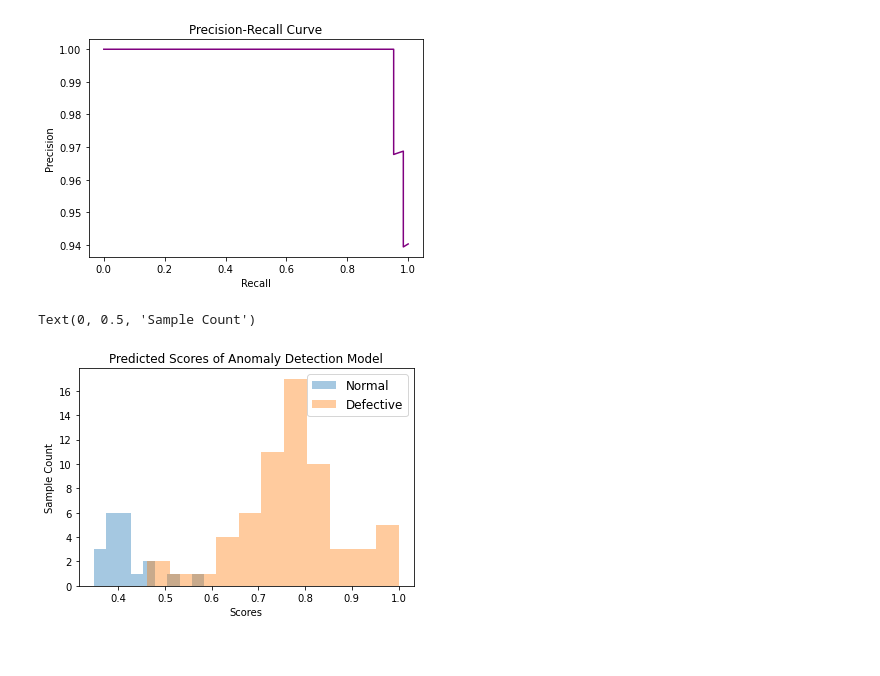
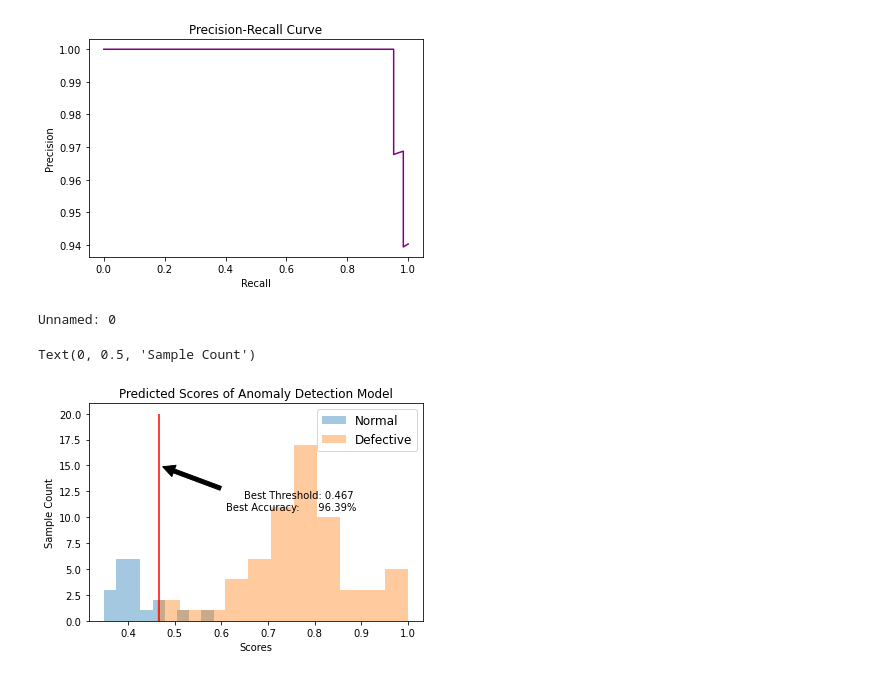
Before and after one commit to Worse2Worst/Confidence-Threshold-Plot, a Jupyter notebook: PR_curve.ipynb, the cells around one changed output. Saved outputs shown, nothing was run; the diff lists cells and outputs as text; code cells hidden in the pictures.

```diff
--- a/PR_curve.ipynb
+++ b/PR_curve.ipynb
@@ -31,18 +32,44 @@ ax.set_xlabel('Recall')
 plt.show()
 # %% [output]
 [figure]
+# %%
+def get_threshold(df, start=0, end=1000, step=1):
+    best_accuracy = -1
+    best_threshold = 0
+    y_true = df['Label']
+    for num in range(start, end, step):
+        threshold = num / 1000
+        y_pred = np.where(df.Scores >= threshold, 1, 0)
+        accuracy = accuracy_score(y_true, y_pred)
+        if accuracy > best_accuracy:
+            best_accuracy = accuracy
+            best_threshold = threshold
+    return best_threshold, best_accuracy
+# %%
+best_threshold, best_accuracy = get_threshold(df, start=0, end=1000, step=1)
 # %%
 normal = df[df.Label == 0]
 defective = df[df.Label == 1]
 
 sns.distplot(normal['Scores'],  kde=False, label='Normal')
 sns.distplot(defective['Scores'],  kde=False,label='Defective')
+print(max(max(normal), max(defective)))
+# Draw the threshold line
+ymax = 20
+plt.vlines(x=best_threshold, ymin=0, ymax=ymax, colors='r')
+plt.annotate(f'Best Threshold: {best_threshold} \n' +  'Best Accuracy: {:10.2f}%'.format(best_accuracy * 100),
+            xy=(best_threshold, ymax - 5),  xycoords='data',
+            xytext=(0.8, 0.6), textcoords='axes fraction',
+            arrowprops=dict(facecolor='black', shrink=0.05),
+            horizontalalignment='right', verticalalignment='top',
+            )
 
 # Plot formatting
 plt.legend(prop={'size': 12})
 plt.title('Predicted Scores of Anomaly Detection Model')
 plt.xlabel('Scores')
 plt.ylabel('Sample Count')
 # %% [output]
-Text(0, 0.5, 'Sample Count')
+Unnamed: 0
+Text(0, 0.5, 'Sample Count')
-[figure, old version]
+[figure, new version]
```
Also changed, not shown: parts of 8 cells of this notebook.
